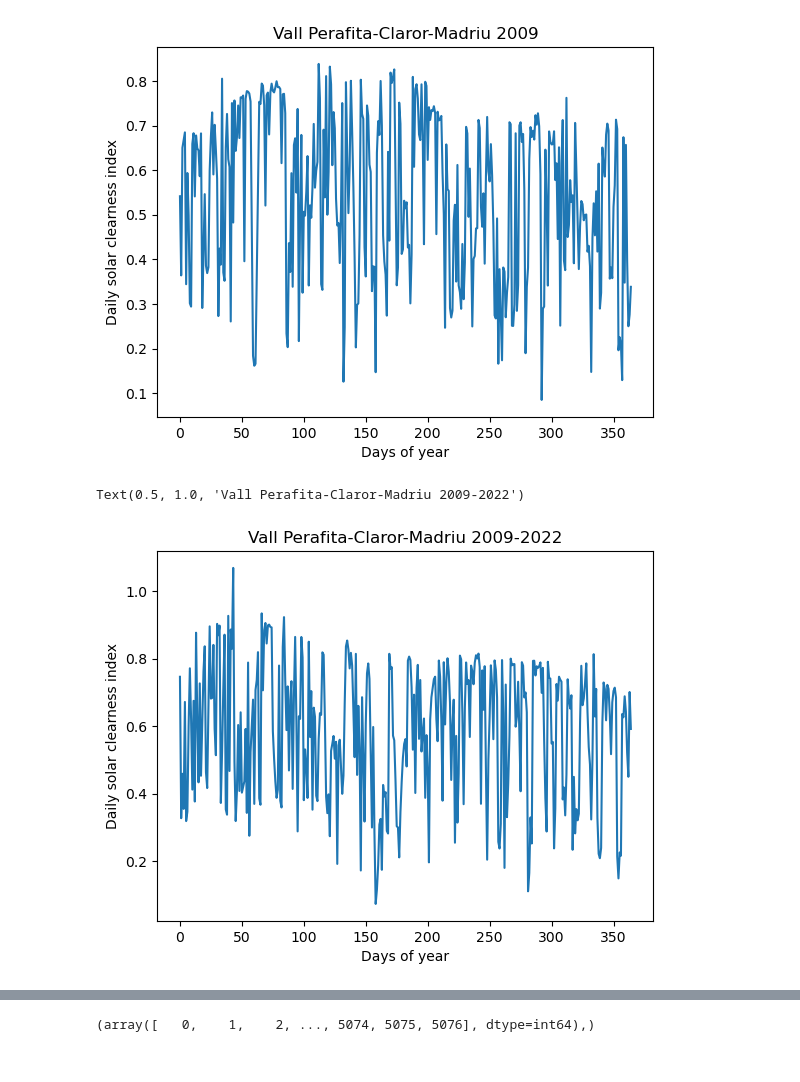
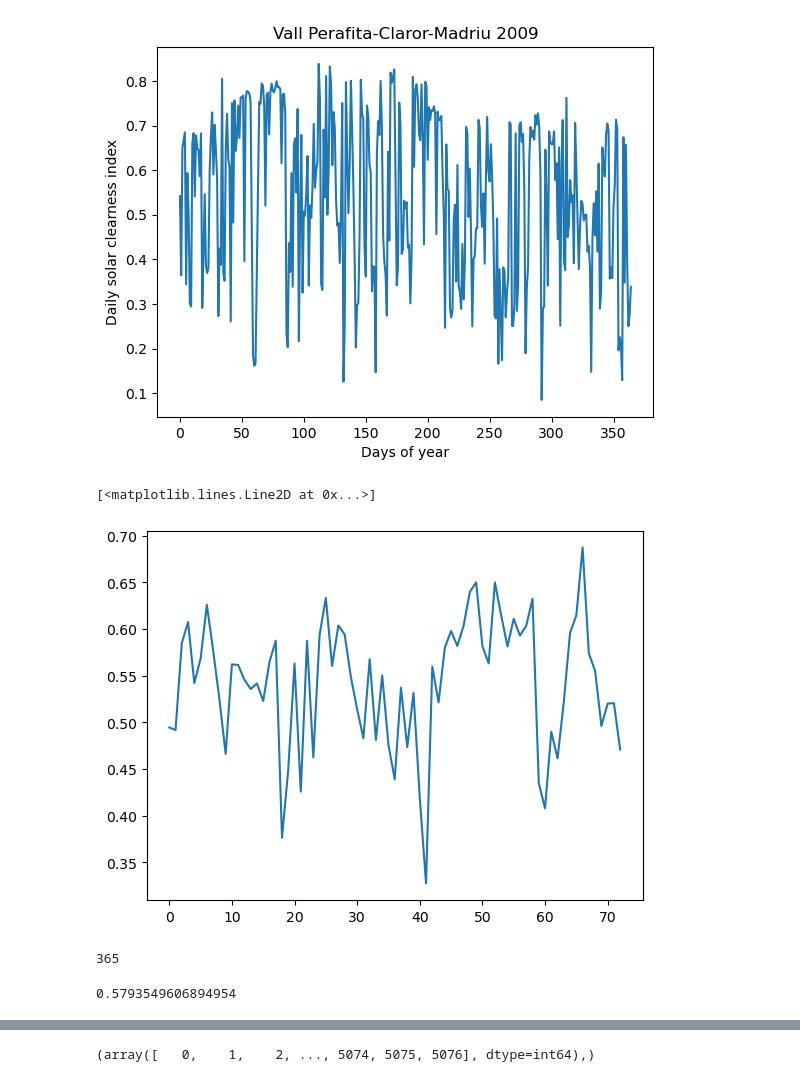
Before and after one commit to ToniCanals/TFG, a Jupyter notebook: Clearness index.ipynb, the cells around one changed output, grey strips where cells are left out. Cells and saved outputs as stored; diff of their text form; code cells hidden in the pictures.

```diff
--- a/Clearness index.ipynb
+++ b/Clearness index.ipynb
@@ -173,3 +222,43 @@ plt.savefig('extra_terrestial_daily_rad.png')
+# %%
+#IS it calculated per day isn't it?
+# ÉS a dir un valor diari sumam tota la irradiació i feim la fracció
+#24*3600
+#S/S0
+
+
+#UNITATS DE PHI I GAMMA EN GRAUS??? EL PROBLEMA HA DE SER AMB SOLAR DECLINATION ANGLE O SUNRISE HOUR ANGLE
+
+#S0 hauria de ser un numpy array
+
+#day = np.arange(1,366,1)
+lat_rad = m.radians(42 + 49.44/60)
+
+#def clearness_index0(lat_rad,day):
+#day hauria de ser un array de dimensió num-dies (365)
+#lat_rad en radians
+#lat_cancer en radians
+
+G0 = 1367 # Wm-2
+lat_cancer = m.radians(23+45/60)
+lat = lat_rad
+
+
+
+
+gamma = 2*np.pi*(df2['Day']-1)/365
+E0 = 1.000110 + 0.034221*np.cos(gamma) + 0.001280*np.sin(gamma) + 0.000719*np.cos(2*gamma) + 0.000077*np.sin(2*gamma)
+#E0 = 1 + 0.033*np.cos(2*np.pi*day/365)
+sol_decl_angle = lat_cancer*np.sin(2*np.pi*(df2['Day'] + 284)/365)
+#sol_decl_angle = lat_cancer*np.sin(2*np.pi*(day - 284)/365)  # *23.45
+sunrise_hour_angle = np.arccos(-np.tan(lat)*np.tan(sol_decl_angle))
+
+
+
+
+S0 = 86400*G0*E0*(np.sin(sunrise_hour_angle)*np.cos(lat)*np.cos(sol_decl_angle)
+                   + sunrise_hour_angle*np.sin(lat)*np.sin(sol_decl_angle))/np.pi
+
+#kt = col4/S0
 # %%
 pd.read_csv('daily.dat')
 # %% [output]
@@ -251,6 +587,17 @@ print((col4[:365]/S0).std())
 0.18099397024214617
 [figure]
 # %%
+x = np.array(col4[:365]/S0)
+n = x.size
+A = x[:(n // 5) * 5].reshape(5, -1)
+y = A.mean(axis = 0)
+plt.plot(y)
 # %% [output]
-Text(0.5, 1.0, 'Vall Perafita-Claror-Madriu 2009-2022')
+[<matplotlib.lines.Line2D at 0x...>]
-[figure, old version]
+[figure, new version]
+# %%
+n = 365
+ls_split = [col4[i:i + n] for i in range(0, len(col4), n)]
+print(len(ls_split[0]))
+# %% [output]
+365
@@ -256,0 +617,4 @@ Text(0.5, 1.0, 'Vall Perafita-Claror-Madriu 2009-2022')
+# %%
+arr.mean()
+# %% [output]
+0.5793549606894954
```
Also changed, not shown: parts of 56 cells of this notebook, 33 other files.
